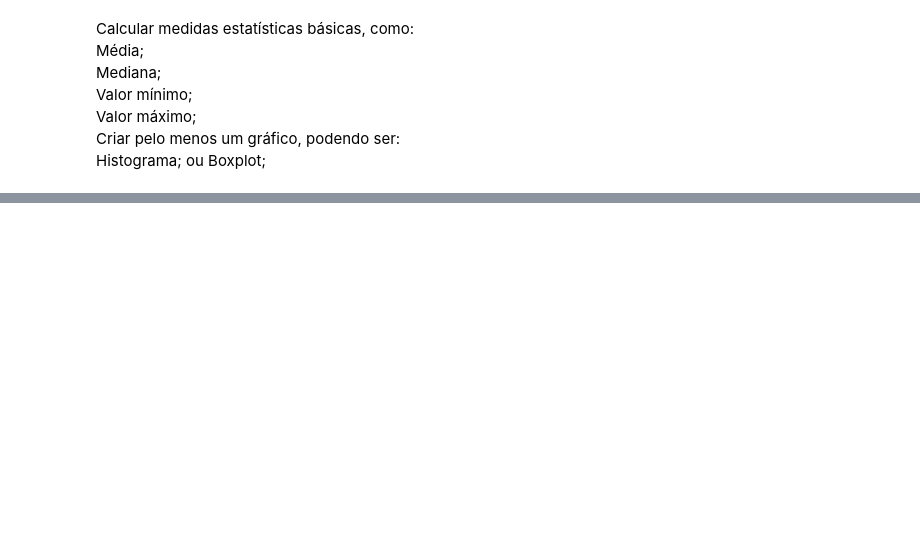
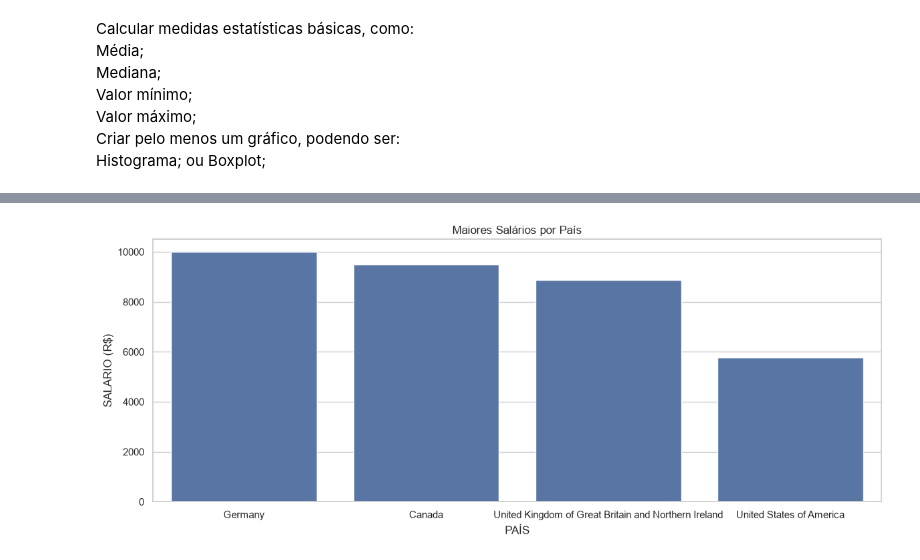
Before and after one commit to robsonaamerico/Projeto_Final, a Jupyter notebook: AED.ipynb, the cells around one changed output, grey strips where cells are left out. Drawn from its saved outputs; the diff is of its cells as text; code cells hidden in the pictures; blank space fills up the shorter version.

```diff
--- a/AED.ipynb
+++ b/AED.ipynb
@@ -154,0 +223,18 @@ Name: SALARIO, dtype: int64
+# %%
+# Gráfico de salários por País.
+ordem_paises = dfsalario.groupby('PAÍS')['SALARIO'].mean().sort_values(ascending=False).index
+plt.figure(figsize=(12, 5))
+sns.barplot(
+    data=dfsalario,
+    x='PAÍS',
+    y='SALARIO',
+    order=ordem_paises,
+    errorbar=None
+)
+plt.xlabel('PAÍS')
+plt.ylabel('SALARIO (R$)')
+plt.title('Maiores Salários por País')
+plt.tight_layout()
+plt.show()
+# %% [output]
+[figure, added]
```
Also changed, not shown: parts of 19 cells of this notebook.
